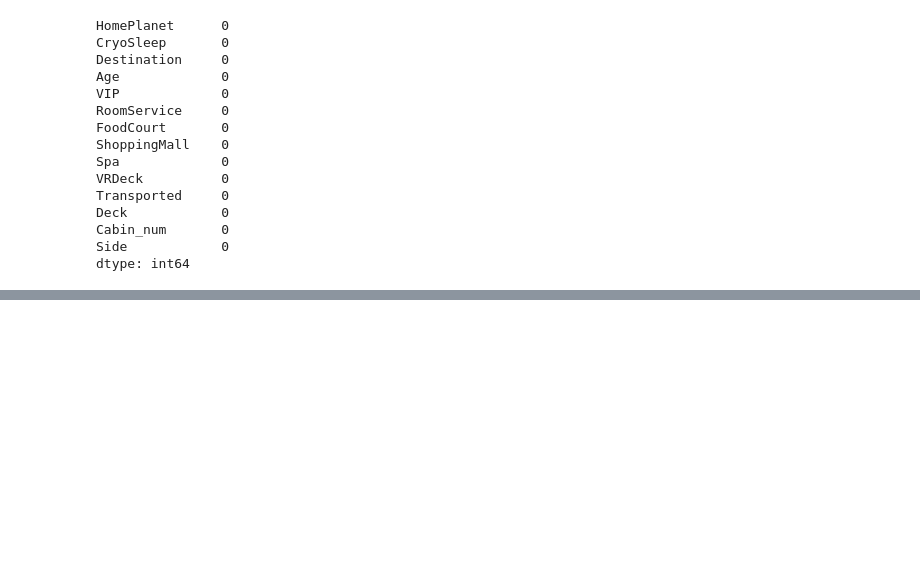
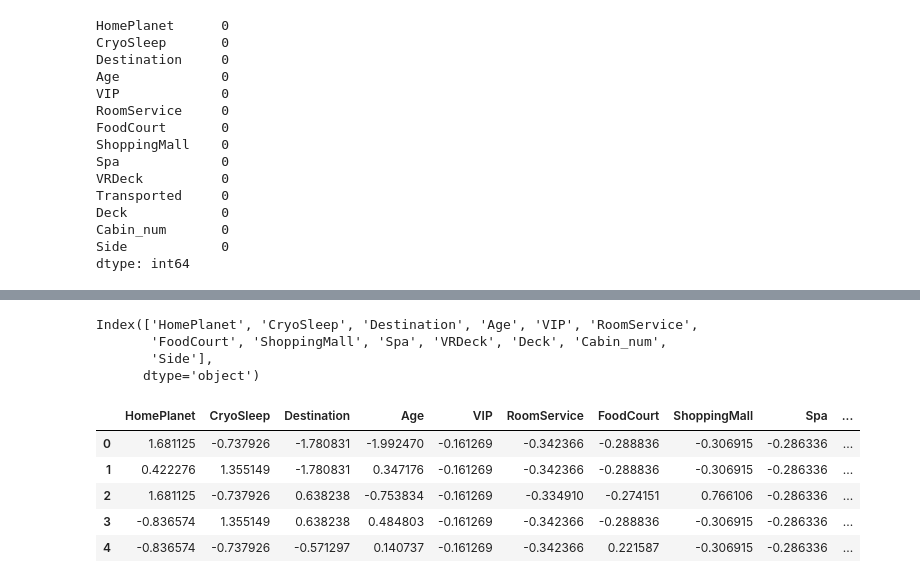
Before and after one commit to mArcio-Lmano/Data-Science, a Jupyter notebook: Spaceship_titanic/titanic.ipynb, the cells around one changed output, grey strips where cells are left out. Drawn from its saved outputs; the diff is of its cells as text; code cells hidden in the pictures; blank space fills up the shorter version.

```diff
--- a/Spaceship_titanic/titanic.ipynb
+++ b/Spaceship_titanic/titanic.ipynb
@@ -190,0 +318,14 @@ print(f"Tree plot HTML saved to: {html_file_path}")
+# %%
+print(x_train.columns)
+x_train.head(5)
+# %% [output]
+Index(['HomePlanet', 'CryoSleep', 'Destination', 'Age', 'VIP', 'RoomService',
+       'FoodCourt', 'ShoppingMall', 'Spa', 'VRDeck', 'Deck', 'Cabin_num',
+       'Side'],
+      dtype='object')
+|  | HomePlanet | CryoSleep | Destination | Age | VIP | RoomService | FoodCourt | ShoppingMall | Spa | ... |
+| 0 | 1.681125 | -0.737926 | -1.780831 | -1.992470 | -0.161269 | -0.342366 | -0.288836 | -0.306915 | -0.286336 | ... |
+| 1 | 0.422276 | 1.355149 | -1.780831 | 0.347176 | -0.161269 | -0.342366 | -0.288836 | -0.306915 | -0.286336 | ... |
+| 2 | 1.681125 | -0.737926 | 0.638238 | -0.753834 | -0.161269 | -0.334910 | -0.274151 | 0.766106 | -0.286336 | ... |
+| 3 | -0.836574 | 1.355149 | 0.638238 | 0.484803 | -0.161269 | -0.342366 | -0.288836 | -0.306915 | -0.286336 | ... |
+| 4 | -0.836574 | -0.737926 | -0.571297 | 0.140737 | -0.161269 | -0.342366 | 0.221587 | -0.306915 | -0.286336 | ... |
```
Also changed, not shown: parts of 21 cells of this notebook, 1 other file.
